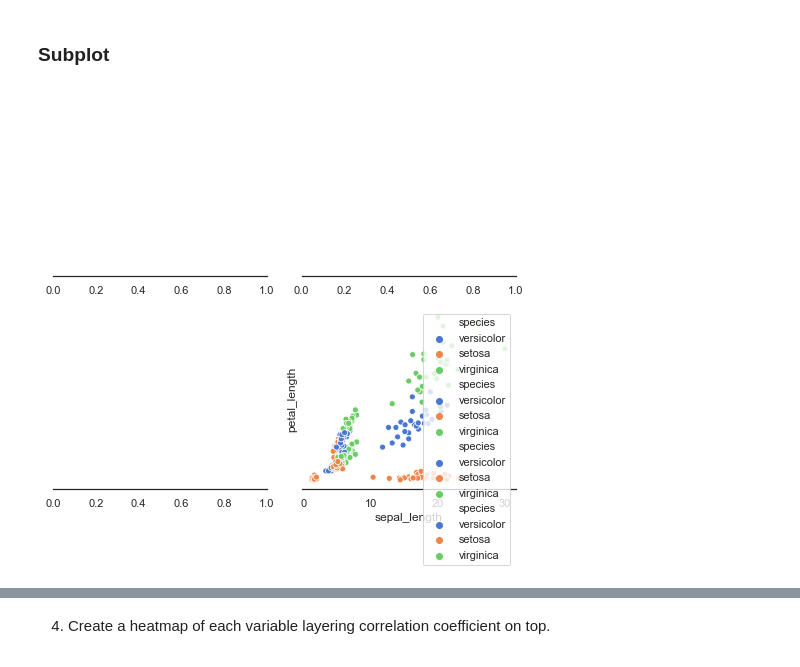
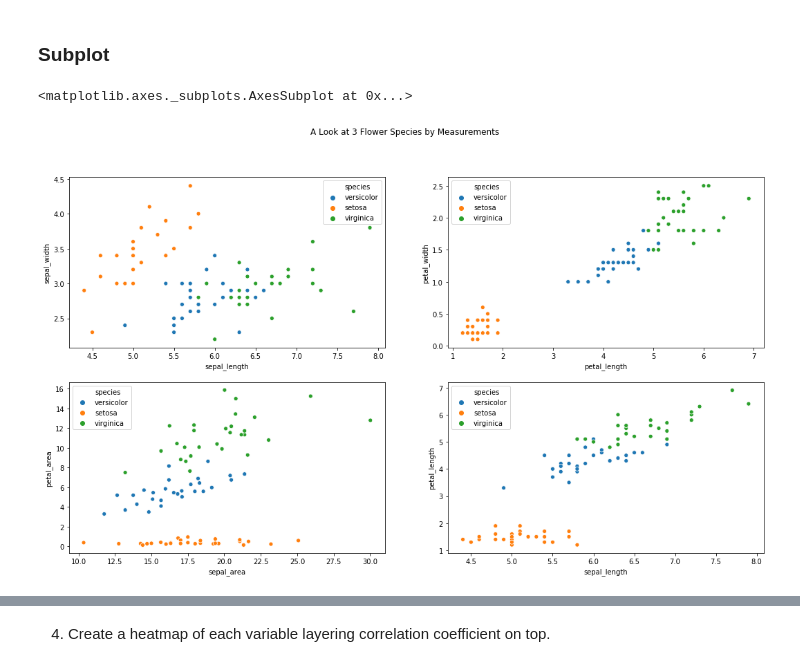
Before and after one commit to ThompsonBethany01/classification-exercises, a Jupyter notebook: classification_exercises.ipynb, the cells around one changed output, grey strips where cells are left out. Saved outputs shown, nothing was run; the diff lists cells and outputs as text; code cells hidden in the pictures.

```diff
--- a/classification_exercises.ipynb
+++ b/classification_exercises.ipynb
@@ -536,7 +537,7 @@ train.head()
 | 95 | versicolor | 5.7 | 3.0 | 4.2 | 1.2 | 1 | 0 |
 | 18 | setosa | 5.7 | 3.8 | 1.7 | 0.3 | 0 | 0 |
 # %%
-train.drop('versicolor',axis=1)
-train.drop('virginica',axis=1)
+train = train.drop('versicolor',axis=1)
+train = train.drop('virginica',axis=1)
 train['petal_area'] = train.petal_length * train.petal_width
 train['sepal_area'] = train.sepal_length * train.sepal_width
@@ -622,25 +612,21 @@ sns.scatterplot(x=train.sepal_length,y=train.petal_length,hue=train.species)
 # %% [markdown]
 ### Subplot
 # %%
-sns.set(style="white", palette="muted", color_codes=True)
+fig, axes = plt.subplots(2, 2, figsize=(18, 10))
 
-# Set up the matplotlib figure
-f, axes = plt.subplots(2, 2, figsize=(7, 7))
-sns.despine(left=True)
+fig.suptitle('A Look at 3 Flower Species by Measurements')
 
-# setting first scatterplor
-sns.scatterplot(x=train.sepal_length, y=train.sepal_width,hue=train.species)
+# sepal length vs width
+sns.scatterplot(ax=axes[0, 0], data=train, x=train.sepal_length,y=train.sepal_width,hue=train.species)
 
-# setting second scatterplot
-sns.scatterplot(x=train.petal_length, y=train.petal_width,hue=train.species)
+# petal length vs width
+sns.scatterplot(ax=axes[0, 1], data=train, x=train.petal_length,y=train.petal_width,hue=train.species)
 
-# setting third scatterplot
-sns.scatterplot(x=train.sepal_area, y=train.petal_area,hue=train.species)
+# sepal area vs petal area
+sns.scatterplot(ax=axes[1, 0], data=train, x=train.sepal_area,y=train.petal_area,hue=train.species)
 
-# setting fourth scatterplot
-sns.scatterplot(x=train.sepal_length, y=train.petal_length,hue=train.species)
-
-plt.setp(axes, yticks=[])
-plt.tight_layout()
+# sepal vs petal length
+sns.scatterplot(ax=axes[1, 1], data=train, x=train.sepal_length,y=train.petal_length,hue=train.species)
 # %% [output]
+<matplotlib.axes._subplots.AxesSubplot at 0x...>
-[figure, old version]
+[figure, new version]
```
Also changed, not shown: parts of 14 cells of this notebook.
